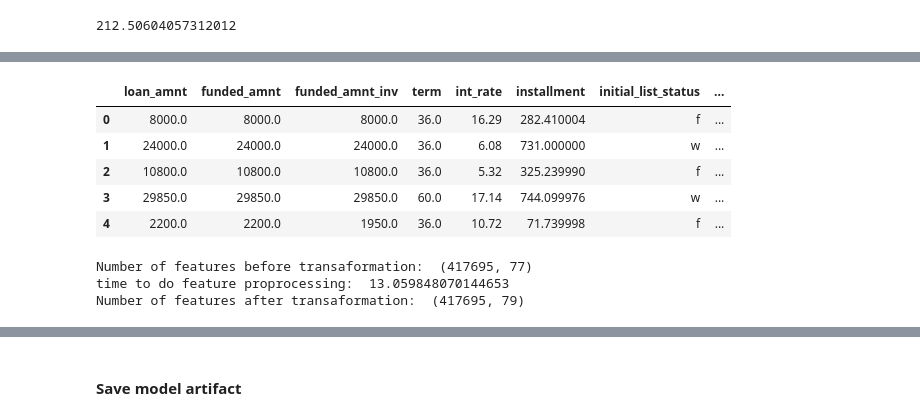
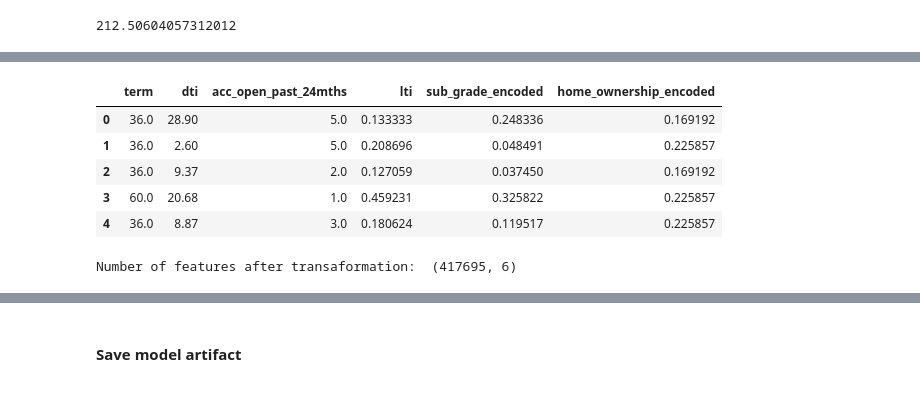
Before and after one commit to MykolaPinchuk/LoanDefault, a Jupyter notebook: loans_modeling7f.ipynb, the cells around one changed output, grey strips where cells are left out. Saved outputs shown, nothing was run; the diff lists cells and outputs as text; code cells hidden in the pictures.

```diff
--- a/loans_modeling7f.ipynb
+++ b/loans_modeling7f.ipynb
@@ -293,8 +295,9 @@ for col in months_since_col:
 df.inq_fi = df.inq_fi.fillna(value=0)
 df.inq_last_12m = df.inq_last_12m.fillna(value=0)
 # %%
-cat_features_te = ['sub_grade', 'emp_title', 'purpose', 'title', 'zip_code', 'addr_state', 'grade', 'home_ownership']
-cat_features_ohe = ['verification_status', 'initial_list_status', 'application_type']
+# cat_features_te = ['sub_grade', 'emp_title', 'purpose', 'title', 'zip_code', 'addr_state', 'grade', 'home_ownership']
+cat_features_te = ['sub_grade', 'home_ownership']
+# cat_features_ohe = ['verification_status', 'initial_list_status', 'application_type']
 # %%
 #display(df.count())
 
@@ -423,53 +440,37 @@ dtype: int64
 # %%
 X_train = train.copy()
 y_train = X_train.pop('target')
 X_test = test.copy()
 y_test = X_test.pop('target')
 display(X_test.head())
 
-### Do OHE for some features ###
+# ### Do OHE for some features ###
 
-feature_transformer = ColumnTransformer([
-    ("cat",
-     OneHotEncoder(sparse = False, handle_unknown="ignore", drop='if_binary'),
-     cat_features_ohe)],
-    remainder="passthrough")
+# feature_transformer = ColumnTransformer([
+#     ("cat",
+#      OneHotEncoder(sparse = False, handle_unknown="ignore", drop='if_binary'),
+#      cat_features_ohe)],
+#     remainder="passthrough")
 
-print('Number of features before transaformation: ', X_train.shape)
-X_train = pd.DataFrame(feature_transformer.fit_transform(X_train), columns=feature_transformer.get_feature_names_out())
-X_test = pd.DataFrame(feature_transformer.transform(X_test), columns=feature_transformer.get_feature_names_out())
-X_train.columns = X_train.columns.str.replace(r'^cat__', '').str.replace(r'^remainder__', '')
-X_test.columns = X_test.columns.str.replace(r'^cat__', '').str.replace(r'^remainder__', '')
+# print('Number of features before transaformation: ', X_train.shape)
+# X_train = pd.DataFrame(feature_transformer.fit_transform(X_train), columns=feature_transformer.get_feature_names_out())
+# X_test = pd.DataFrame(feature_transformer.transform(X_test), columns=feature_transformer.get_feature_names_out())
+# X_train.columns = X_train.columns.str.replace(r'^cat__', '').str.replace(r'^remainder__', '')
+# X_test.columns = X_test.columns.str.replace(r'^cat__', '').str.replace(r'^remainder__', '')
 
-print('time to do feature proprocessing: ', time.time()-time1)
+# print('time to do feature proprocessing: ', time.time()-time1)
 print('Number of features after transaformation: ', X_train.shape)
-
-# feature_set = ['term',
-#                'dti',
-#                'acc_open_past_24mths',
-#                'lti',
-#                'sub_grade_encoded',
-#                'emp_title_encoded',
-#                'home_ownership_encoded']
-feature_set = ['term',
-               'dti',
-               'acc_open_past_24mths',
-               'lti']
-X_train = X_train[feature_set]
-X_test = X_test[feature_set]
 
 X_train.head()
 X_test_0 = X_test.copy()
 # %% [output]
-|  | loan_amnt | funded_amnt | funded_amnt_inv | term | int_rate | installment | initial_list_status | ... |
-| 0 | 8000.0 | 8000.0 | 8000.0 | 36.0 | 16.29 | 282.410004 | f | ... |
-| 1 | 24000.0 | 24000.0 | 24000.0 | 36.0 | 6.08 | 731.000000 | w | ... |
-| 2 | 10800.0 | 10800.0 | 10800.0 | 36.0 | 5.32 | 325.239990 | f | ... |
-| 3 | 29850.0 | 29850.0 | 29850.0 | 60.0 | 17.14 | 744.099976 | w | ... |
-| 4 | 2200.0 | 2200.0 | 1950.0 | 36.0 | 10.72 | 71.739998 | f | ... |
+|  | term | dti | acc_open_past_24mths | lti | sub_grade_encoded | home_ownership_encoded |
+| 0 | 36.0 | 28.90 | 5.0 | 0.133333 | 0.248336 | 0.169192 |
+| 1 | 36.0 | 2.60 | 5.0 | 0.208696 | 0.048491 | 0.225857 |
+| 2 | 36.0 | 9.37 | 2.0 | 0.127059 | 0.037450 | 0.169192 |
+| 3 | 60.0 | 20.68 | 1.0 | 0.459231 | 0.325822 | 0.225857 |
+| 4 | 36.0 | 8.87 | 3.0 | 0.180624 | 0.119517 | 0.225857 |
-Number of features before transaformation:  (417695, 77)
-time to do feature proprocessing:  13.059848070144653
-Number of features after transaformation:  (417695, 79)
+Number of features after transaformation:  (417695, 6)
 # %%
 X_train.columns
 # %% [output]
```
Also changed, not shown: parts of 19 cells of this notebook.
